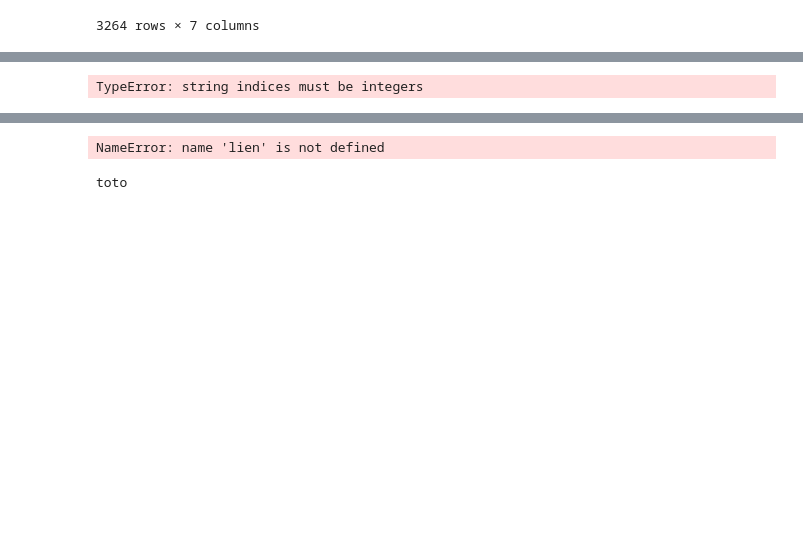
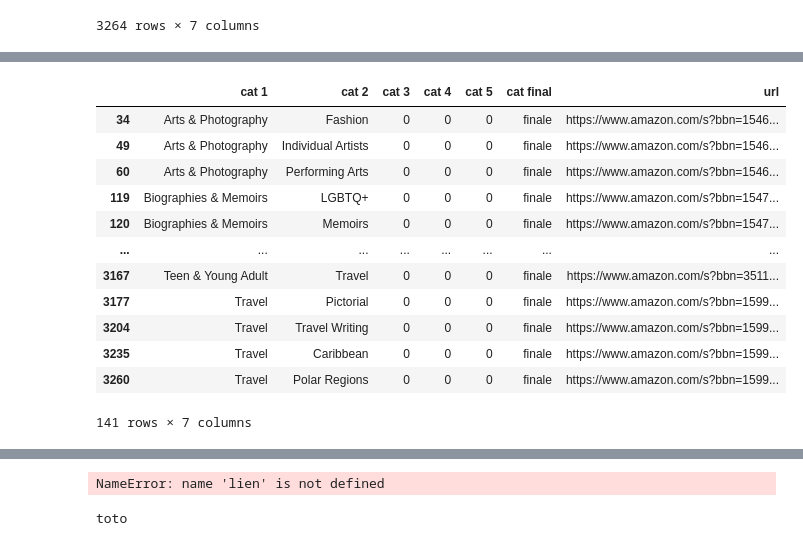
Before and after one commit to thomasgassin/kindle-scrapper, a Jupyter notebook: notebooks/NoteBook.ipynb, the cells around one changed output, grey strips where cells are left out. Saved outputs shown, nothing was run; the diff lists cells and outputs as text; code cells hidden in the pictures; blank space fills up the shorter version.

```diff
--- a/notebooks/NoteBook.ipynb
+++ b/notebooks/NoteBook.ipynb
@@ -469,5 +506,17 @@ dataframe_cat3
 # %%
-dataframe_cat3['cat final'['finale']]
+dataframe_cat3.loc[dataframe_cat3['cat final'] == 'finale']
 # %% [output]
+|  | cat 1 | cat 2 | cat 3 | cat 4 | cat 5 | cat final | url |
+| 34 | Arts & Photography | Fashion | 0 | 0 | 0 | finale | https://www.amazon.com/s?bbn=1546... |
+| 49 | Arts & Photography | Individual Artists | 0 | 0 | 0 | finale | https://www.amazon.com/s?bbn=1546... |
+| 60 | Arts & Photography | Performing Arts | 0 | 0 | 0 | finale | https://www.amazon.com/s?bbn=1546... |
+| 119 | Biographies & Memoirs | LGBTQ+ | 0 | 0 | 0 | finale | https://www.amazon.com/s?bbn=1547... |
+| 120 | Biographies & Memoirs | Memoirs | 0 | 0 | 0 | finale | https://www.amazon.com/s?bbn=1547... |
+| ... | ... | ... | ... | ... | ... | ... | ... |
+| 3167 | Teen & Young Adult | Travel | 0 | 0 | 0 | finale | https://www.amazon.com/s?bbn=3511... |
+| 3177 | Travel | Pictorial | 0 | 0 | 0 | finale | https://www.amazon.com/s?bbn=1599... |
+| 3204 | Travel | Travel Writing | 0 | 0 | 0 | finale | https://www.amazon.com/s?bbn=1599... |
+| 3235 | Travel | Caribbean | 0 | 0 | 0 | finale | https://www.amazon.com/s?bbn=1599... |
+| 3260 | Travel | Polar Regions | 0 | 0 | 0 | finale | https://www.amazon.com/s?bbn=1599... |
-TypeError: string indices must be integers
+141 rows × 7 columns
 # %%
```
Also changed, not shown: parts of 4 cells of this notebook.
